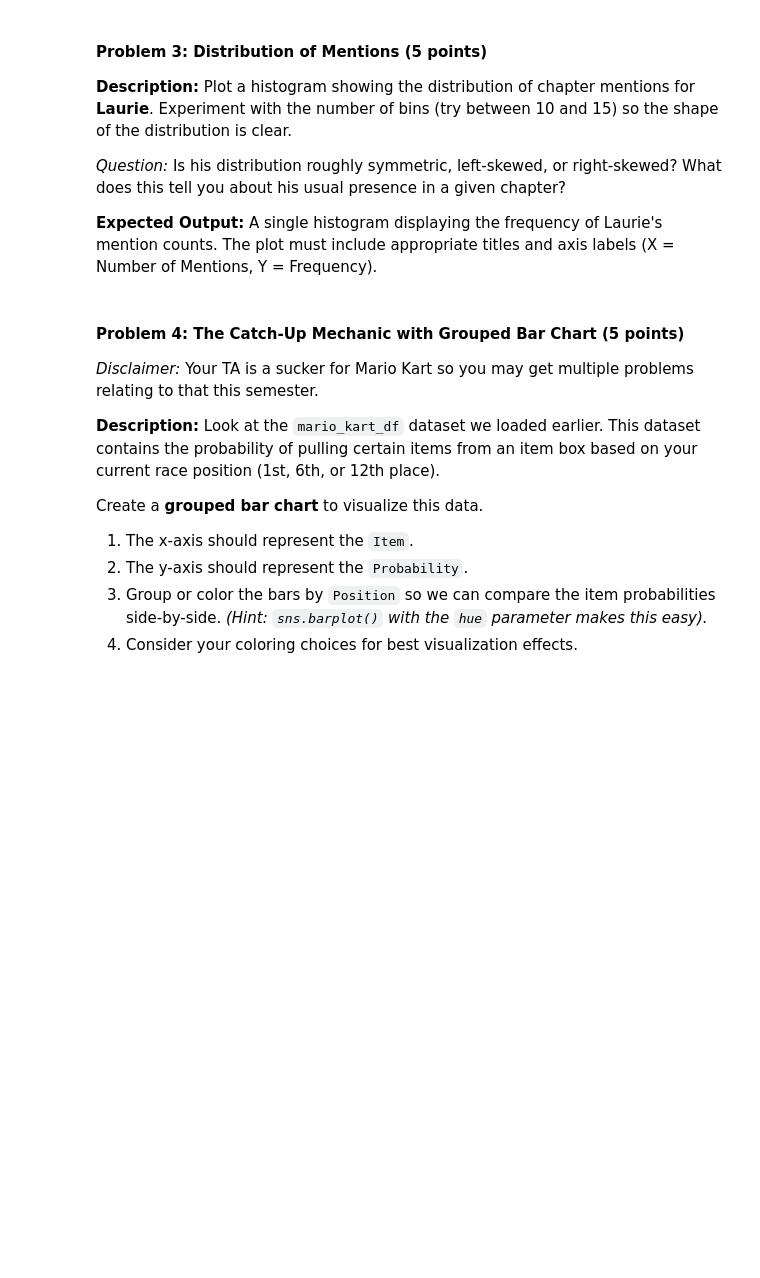
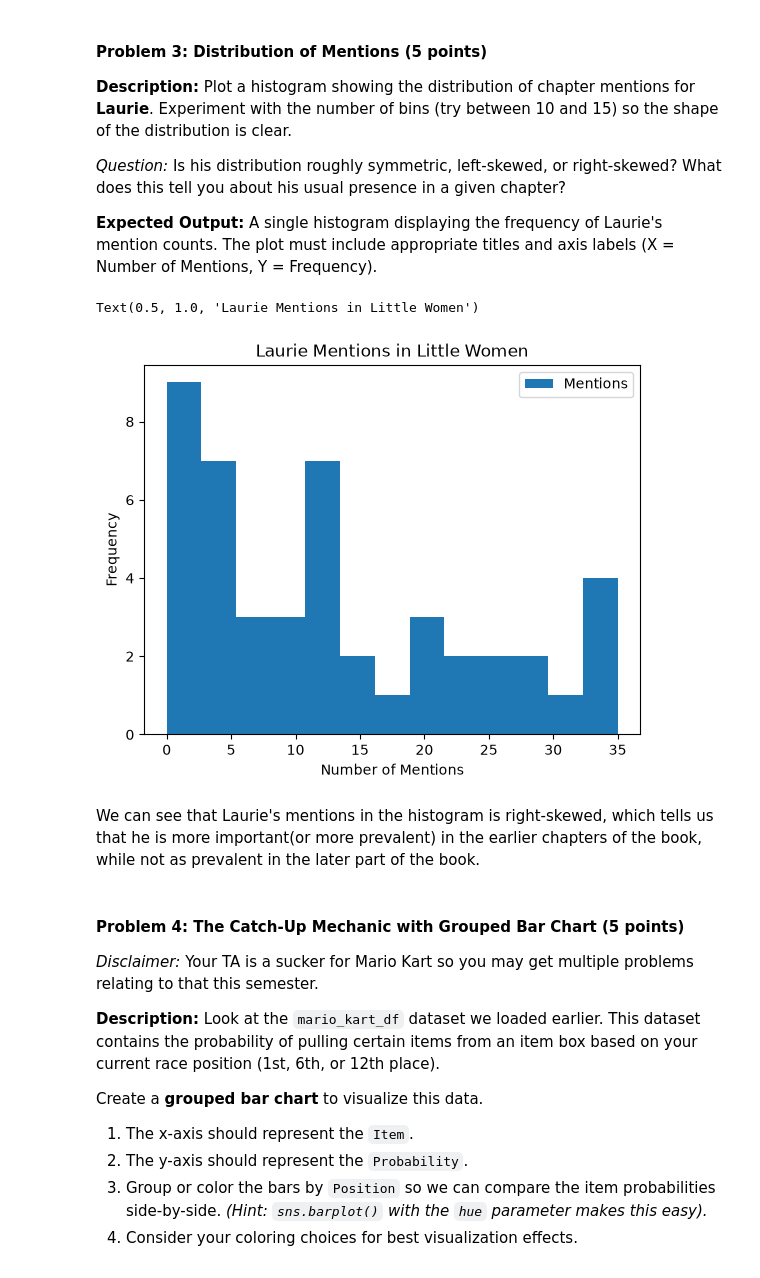
Before and after one commit to DuckTheDuke/COMP-395-Data-Science-HW, a Jupyter notebook: pset1/pset1_instructions_py.ipynb, the cells around one changed output. Drawn from its saved outputs; the diff is of its cells as text; code cells hidden in the pictures; blank space fills up the shorter version.

```diff
--- a/pset1/pset1_instructions_py.ipynb
+++ b/pset1/pset1_instructions_py.ipynb
@@ -131,6 +147,21 @@ Now let's calculate and visualize the *cumulative* number of mentions for Jo and
 *Question:* Is his distribution roughly symmetric, left-skewed, or right-skewed? What does this tell you about his usual presence in a given chapter?
 
 **Expected Output:** A single histogram displaying the frequency of Laurie's mention counts. The plot must include appropriate titles and axis labels (X = Number of Mentions, Y = Frequency).
+# %%
+Laurie = pd.DataFrame(
+    {
+        'Mentions': text_list.str.count(r"\bLaurie\b")
+    },
+    index = little_women['chapter'],
+)
+plot = Laurie.plot.hist(bins = 13)
+plot.set_xlabel('Number of Mentions')
+plot.set_title('Laurie Mentions in Little Women')
+# %% [output]
+Text(0.5, 1.0, 'Laurie Mentions in Little Women')
+[figure, added]
+# %% [markdown]
+We can see that Laurie's mentions in the histogram is right-skewed, which tells us that he is more important(or more prevalent) in the earlier chapters of the book, while not as prevalent in the later part of the book.
 # %% [markdown]
 #### Problem 4: The Catch-Up Mechanic with Grouped Bar Chart (5 points)
 *Disclaimer:* Your TA is a sucker for Mario Kart so you may get multiple problems relating to that this semester.
```
Also changed, not shown: parts of 5 cells of this notebook.
